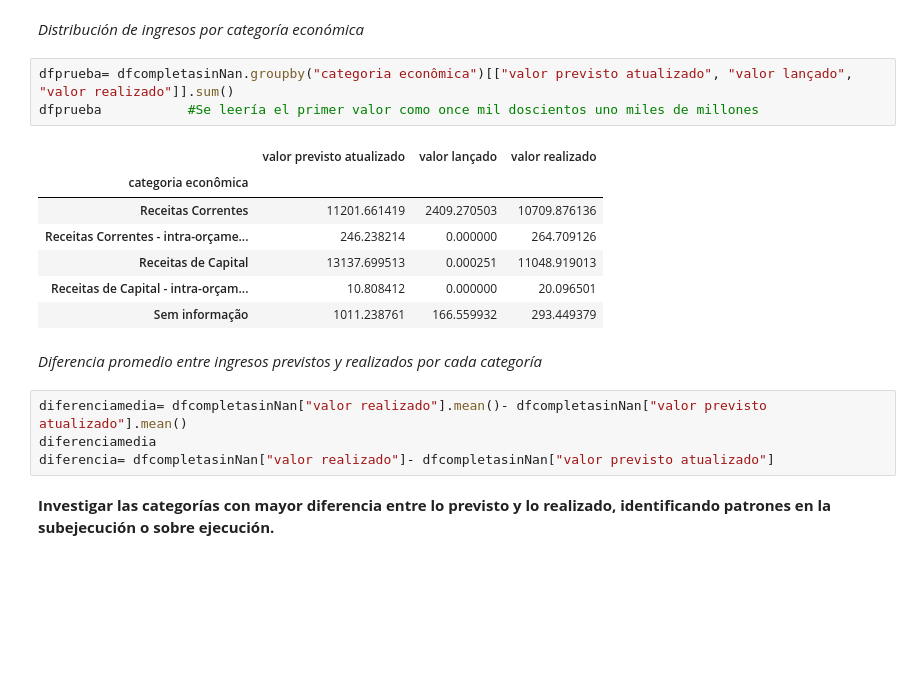
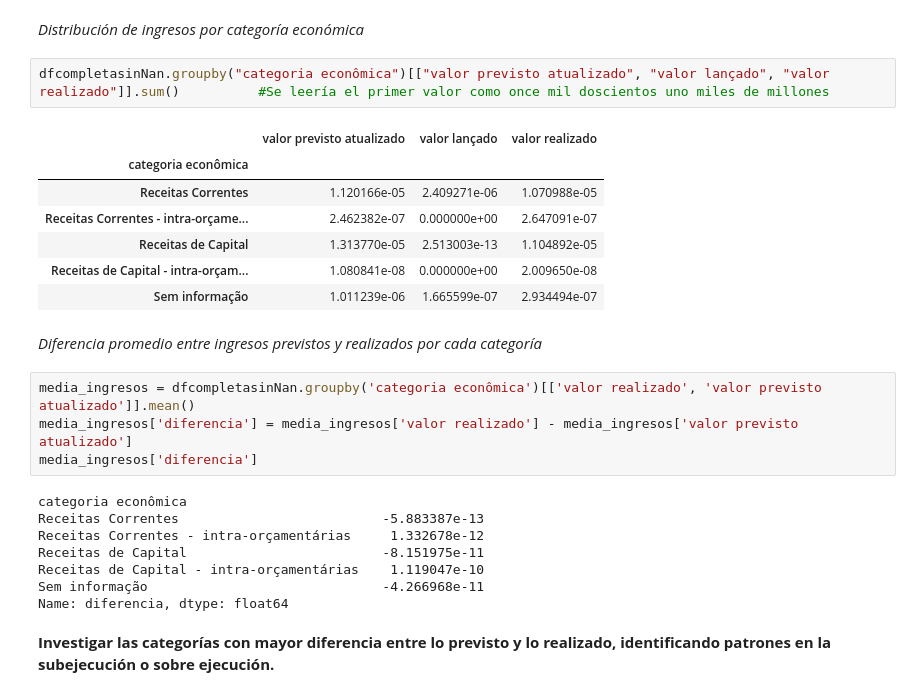
Before and after one commit to jgilsu11/Proyecto2-EDA-Ingresos-Brasil, a Jupyter notebook: EDAs individual y conjunto.ipynb, the cells around one changed output. Drawn from its saved outputs; the diff is of its cells as text; blank space fills up the shorter version.

```diff
--- a/EDAs individual y conjunto.ipynb
+++ b/EDAs individual y conjunto.ipynb
@@ -903,22 +902,29 @@ Name: proportion, dtype: float64
 # %% [markdown]
 *Distribución de ingresos por categoría económica*
 # %%
-dfprueba= dfcompletasinNan.groupby("categoria econômica")[["valor previsto atualizado", "valor lançado", "valor realizado"]].sum()
-dfprueba           #Se leería el primer valor como once mil doscientos uno miles de millones
+dfcompletasinNan.groupby("categoria econômica")[["valor previsto atualizado", "valor lançado", "valor realizado"]].sum()          #Se leería el primer valor como once mil doscientos uno miles de millones
 # %% [output]
 |  | valor previsto atualizado | valor lançado | valor realizado |
 | categoria econômica |  |  |  |
-| Receitas Correntes | 11201.661419 | 2409.270503 | 10709.876136 |
-| Receitas Correntes - intra-orçame... | 246.238214 | 0.000000 | 264.709126 |
-| Receitas de Capital | 13137.699513 | 0.000251 | 11048.919013 |
-| Receitas de Capital - intra-orçam... | 10.808412 | 0.000000 | 20.096501 |
-| Sem informação | 1011.238761 | 166.559932 | 293.449379 |
+| Receitas Correntes | 1.120166e-05 | 2.409271e-06 | 1.070988e-05 |
+| Receitas Correntes - intra-orçame... | 2.462382e-07 | 0.000000e+00 | 2.647091e-07 |
+| Receitas de Capital | 1.313770e-05 | 2.513003e-13 | 1.104892e-05 |
+| Receitas de Capital - intra-orçam... | 1.080841e-08 | 0.000000e+00 | 2.009650e-08 |
+| Sem informação | 1.011239e-06 | 1.665599e-07 | 2.934494e-07 |
 # %% [markdown]
 *Diferencia promedio entre ingresos previstos y realizados por cada categoría*
 # %%
-diferenciamedia= dfcompletasinNan["valor realizado"].mean()- dfcompletasinNan["valor previsto atualizado"].mean()
-diferenciamedia
-diferencia= dfcompletasinNan["valor realizado"]- dfcompletasinNan["valor previsto atualizado"]
+media_ingresos = dfcompletasinNan.groupby('categoria econômica')[['valor realizado', 'valor previsto atualizado']].mean()
+media_ingresos['diferencia'] = media_ingresos['valor realizado'] - media_ingresos['valor previsto atualizado']
+media_ingresos['diferencia']
+# %% [output]
+categoria econômica
+Receitas Correntes                          -5.883387e-13
+Receitas Correntes - intra-orçamentárias     1.332678e-12
+Receitas de Capital                         -8.151975e-11
+Receitas de Capital - intra-orçamentárias    1.119047e-10
+Sem informação                              -4.266968e-11
+Name: diferencia, dtype: float64
 # %% [markdown]
 **Investigar las categorías con mayor diferencia entre lo previsto y lo realizado, identificando patrones en la subejecución o sobre ejecución.**
 # %%
```
Also changed, not shown: parts of 7 cells of this notebook.
